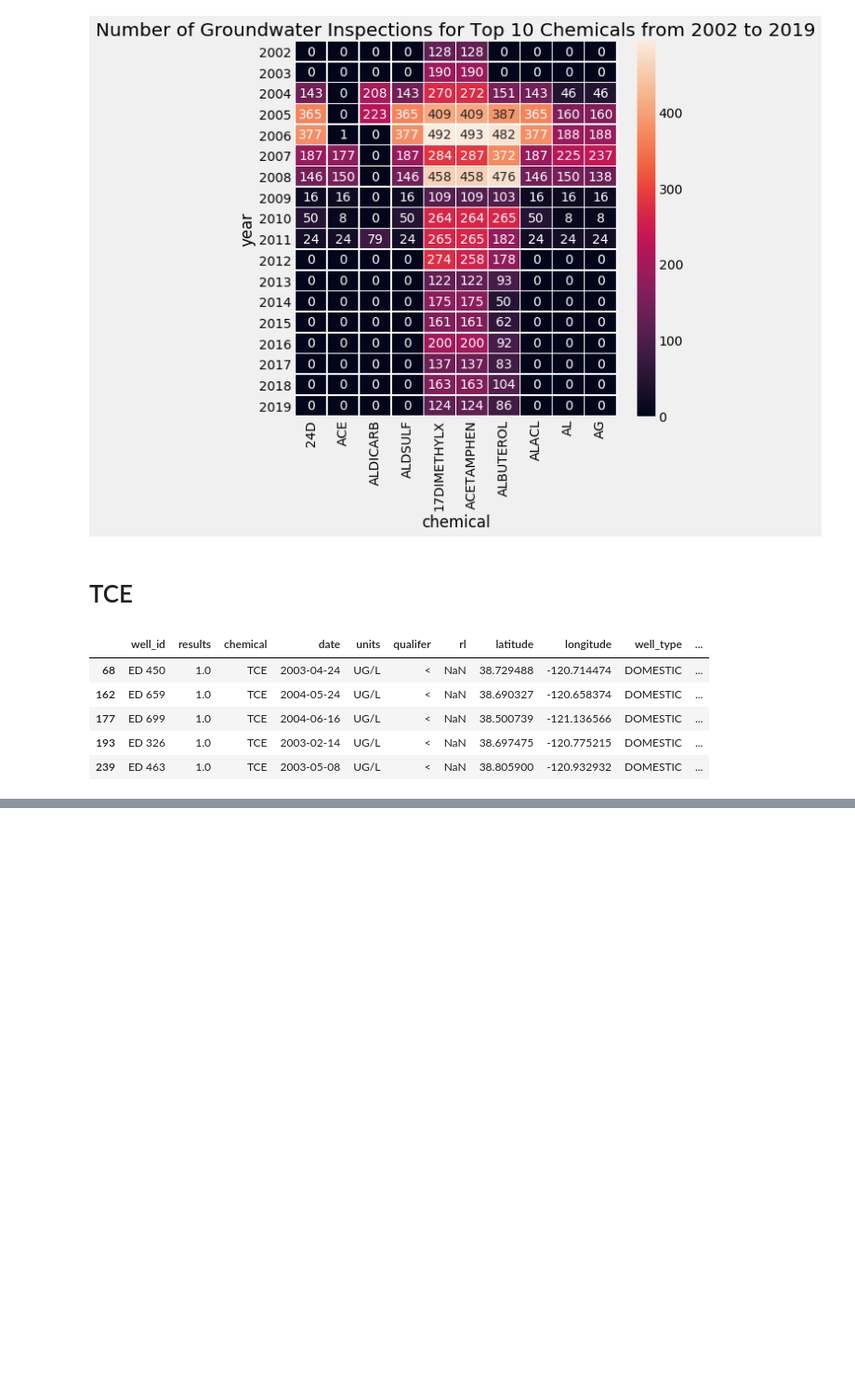
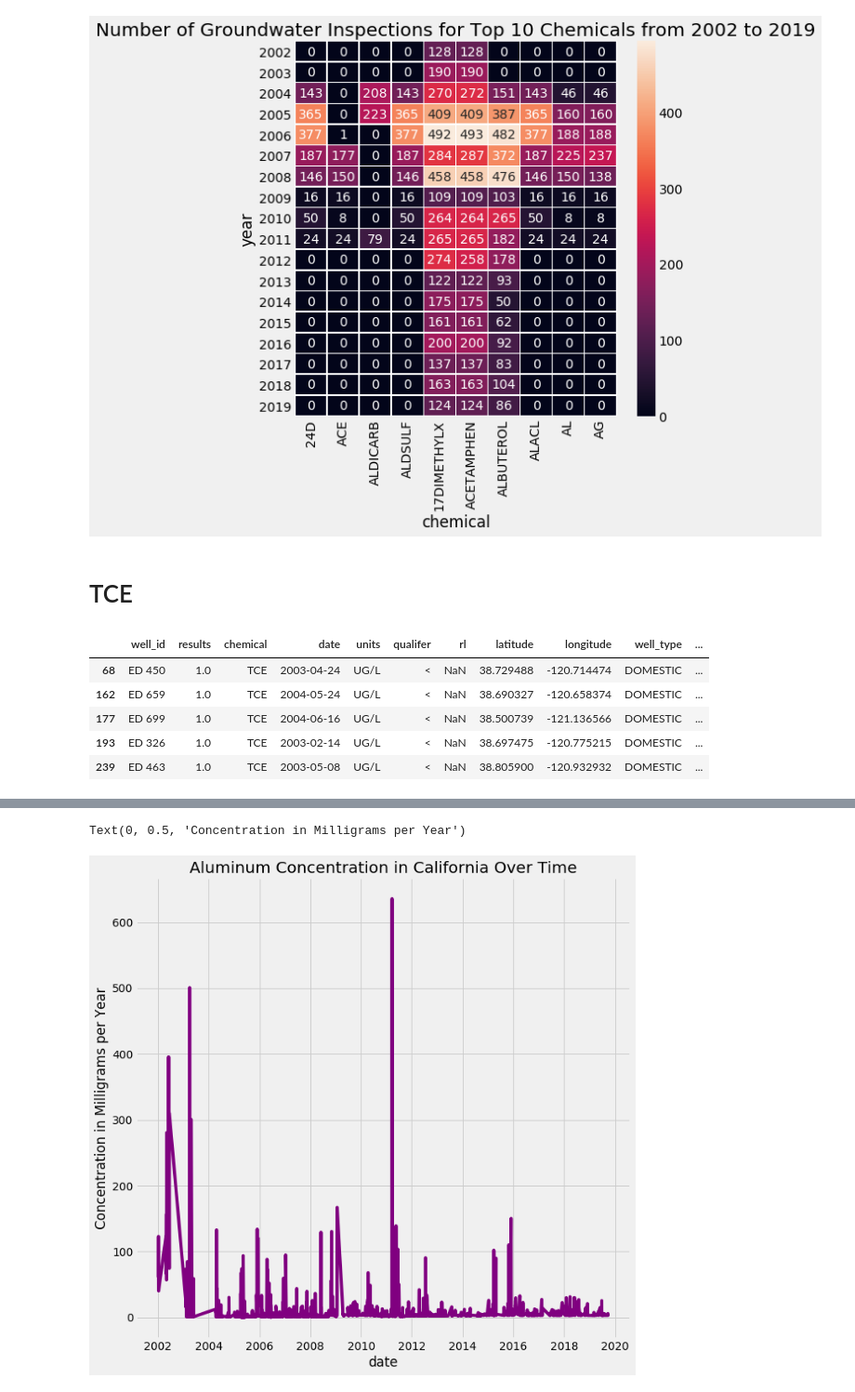
Before and after one commit to WinsonTruong/groundwater, a Jupyter notebook: Groundwater Notebook.ipynb, the cells around one changed output, grey strips where cells are left out. Shown: that part at 93% size. Cells and saved outputs as stored; diff of their text form; code cells hidden in the pictures; blank space fills up the shorter version.

```diff
--- a/Groundwater Notebook.ipynb
+++ b/Groundwater Notebook.ipynb
@@ -153,0 +161,10 @@ tce.head()
+# %%
+aluminum = top10[(top10['chemical'] ==  'AL')]
+
+plt.title('Aluminum Concentration in California Over Time')
+sns.lineplot(x = "date", y = "results",
+             data = aluminum, ci = None, color = 'purple')
+plt.ylabel('Concentration in Milligrams per Year')
+# %% [output]
+Text(0, 0.5, 'Concentration in Milligrams per Year')
+[figure, added]
```
Also changed, not shown: parts of 22 cells of this notebook, 2 other files.
